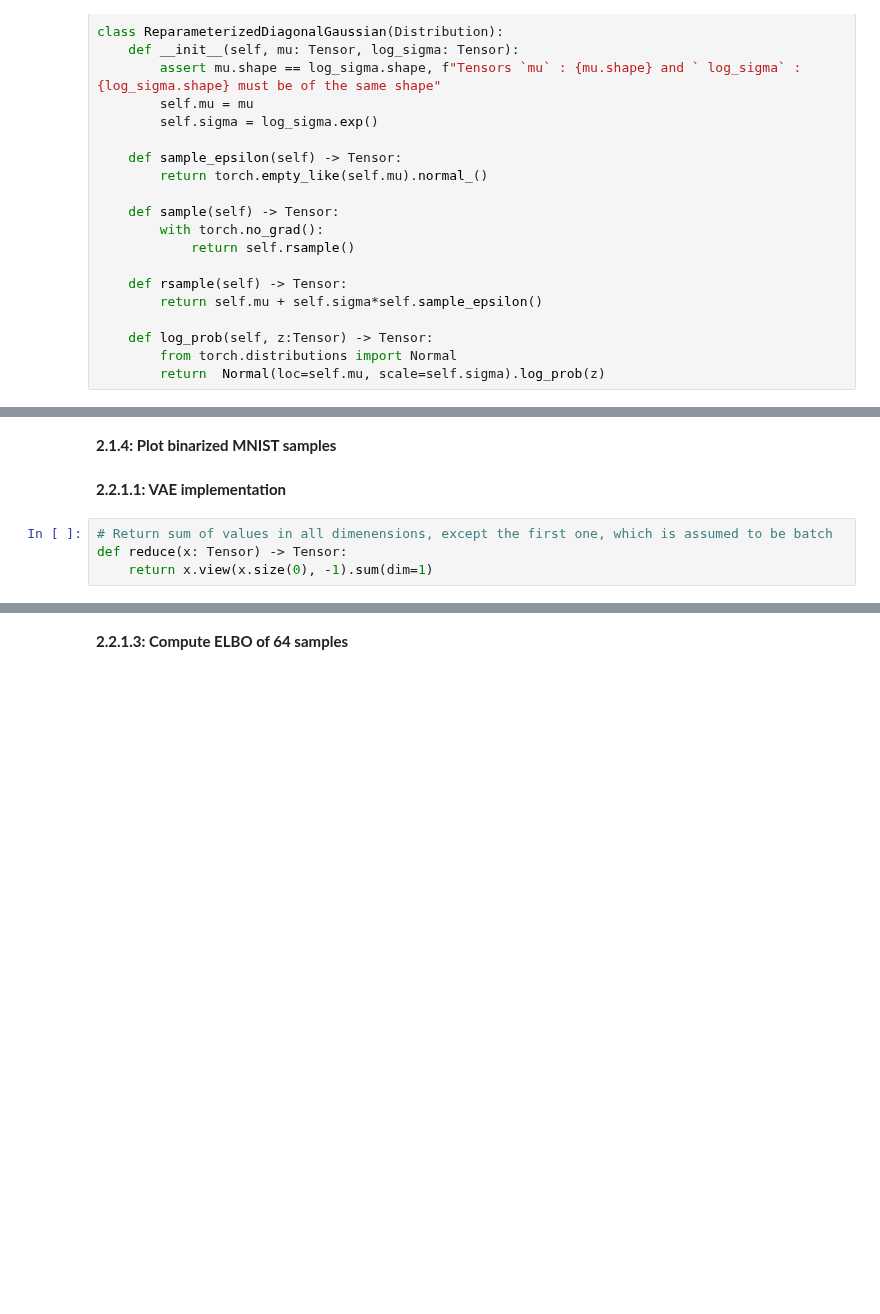
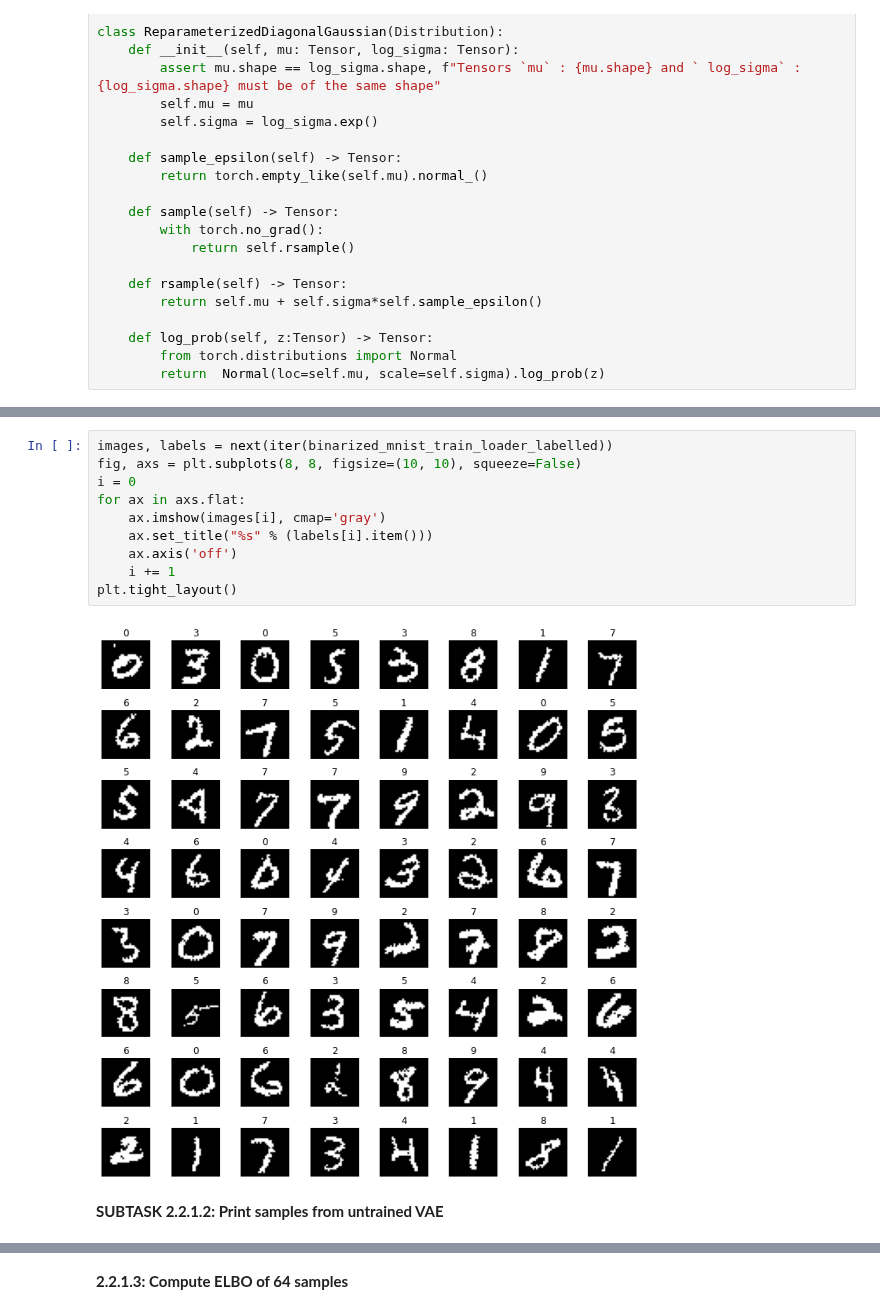
Before and after one commit to MrGorkajuice/DTU_VAE, a Jupyter notebook: VAE_Eksamen.ipynb, the cells around one changed output, grey strips where cells are left out. Saved outputs shown, nothing was run; the diff lists cells and outputs as text; blank space fills up the shorter version.

```diff
--- a/VAE_Eksamen.ipynb
+++ b/VAE_Eksamen.ipynb
@@ -119,8 +288,14 @@ plt.tight_layout()
-# %% [markdown]
-**2.1.4: Plot binarized MNIST samples**
+# %%
+images, labels = next(iter(binarized_mnist_train_loader_labelled))
+fig, axs = plt.subplots(8, 8, figsize=(10, 10), squeeze=False)
+i = 0
+for ax in axs.flat:
+    ax.imshow(images[i], cmap='gray')
+    ax.set_title("%s" % (labels[i].item()))
+    ax.axis('off')
+    i += 1
+plt.tight_layout()
+# %% [output]
+[figure, added]
 # %% [markdown]
-**2.2.1.1: VAE implementation**
+**SUBTASK 2.2.1.2: Print samples from untrained VAE**
-# %%
-# Return sum of values in all dimenensions, except the first one, which is assumed to be batch
-def reduce(x: Tensor) -> Tensor:
-    return x.view(x.size(0), -1).sum(dim=1)
```
Also changed, not shown: parts of 36 cells of this notebook.
